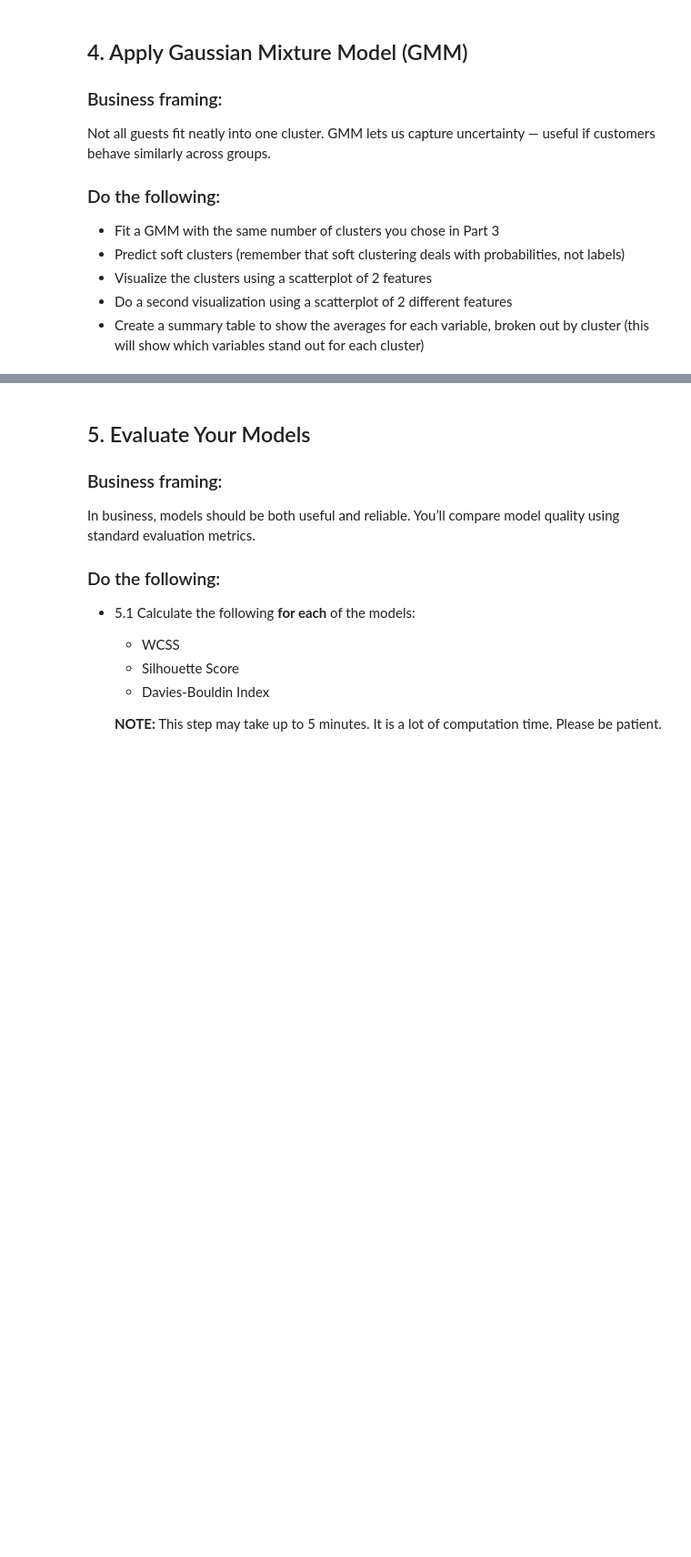
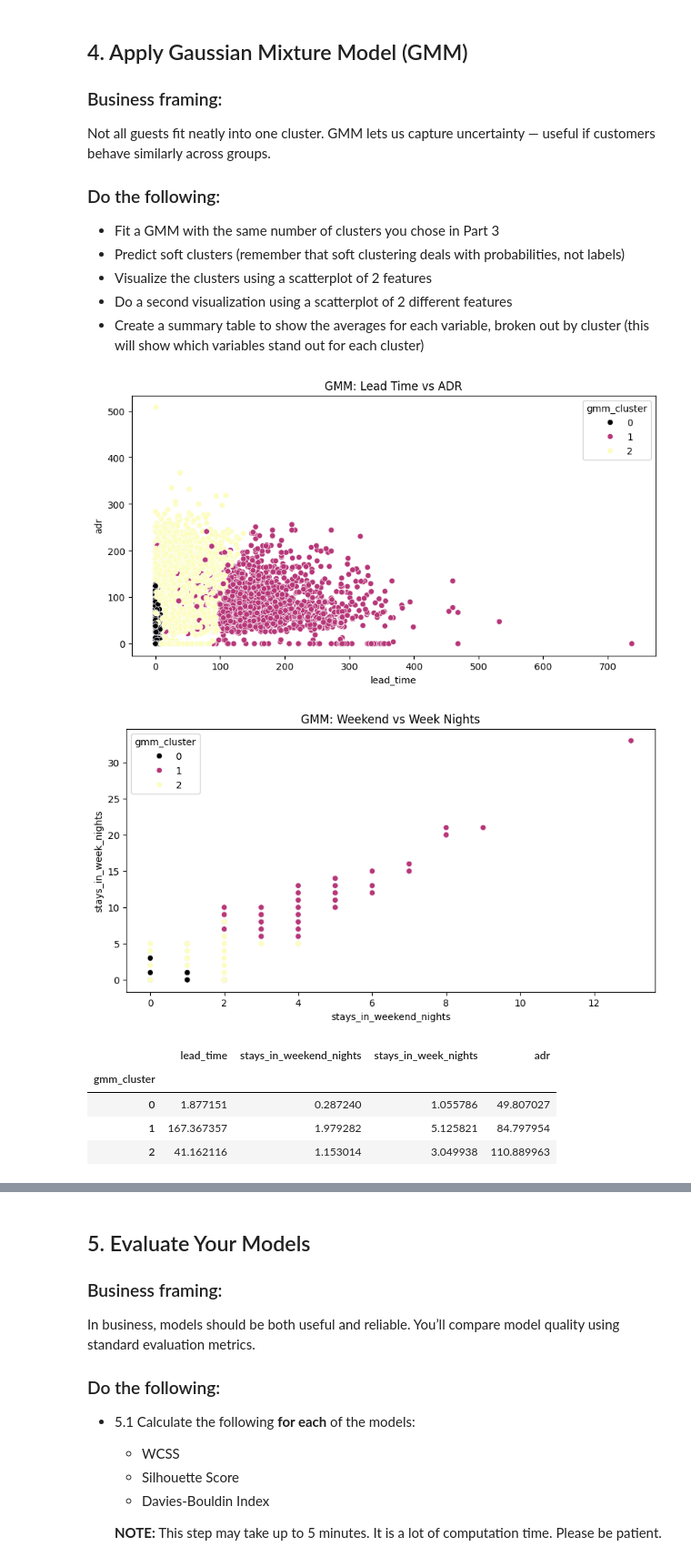
Before and after one commit to jsherwood2/IS-4487, a Jupyter notebook: Assignments/assignment_09_clustering.ipynb, the cells around one changed output, grey strips where cells are left out. Shown at 91% size. Drawn from its saved outputs; the diff is of its cells as text; code cells hidden in the pictures; blank space fills up the shorter version.

```diff
--- a/Assignments/assignment_09_clustering.ipynb
+++ b/Assignments/assignment_09_clustering.ipynb
@@ -182,3 +231,32 @@ Not all guests fit neatly into one cluster. GMM lets us capture uncertainty —
+# %%
+# Add your code here
+# Fit GMM
+gmm = GaussianMixture(n_components=3, random_state=42)
+df_cleaned['gmm_cluster'] = gmm.fit_predict(df_scaled)
+
+# Visualize clusters (lead_time vs adr)
+plt.figure(figsize=(10, 5))
+sns.scatterplot(data=df_cleaned, x='lead_time', y='adr', hue='gmm_cluster', palette='magma')
+plt.title('GMM: Lead Time vs ADR')
+plt.show()
+
+# Second visualization (weekend vs week nights)
+plt.figure(figsize=(10, 5))
+sns.scatterplot(data=df_cleaned, x='stays_in_weekend_nights', y='stays_in_week_nights', hue='gmm_cluster', palette='magma')
+plt.title('GMM: Weekend vs Week Nights')
+plt.show()
+
+# Summary table
+summary_gmm = df_cleaned.groupby('gmm_cluster')[features].mean()
+display(summary_gmm)
+# %% [output]
+[figure, added]
+[figure, added]
+|  | lead_time | stays_in_weekend_nights | stays_in_week_nights | adr |
+| gmm_cluster |  |  |  |  |
+| 0 | 1.877151 | 0.287240 | 1.055786 | 49.807027 |
+| 1 | 167.367357 | 1.979282 | 5.125821 | 84.797954 |
+| 2 | 41.162116 | 1.153014 | 3.049938 | 110.889963 |
 # %% [markdown]
 ### Reflection:
 1. How did the GMM results compare to KMeans?
```
Also changed, not shown: parts of 18 cells of this notebook.
